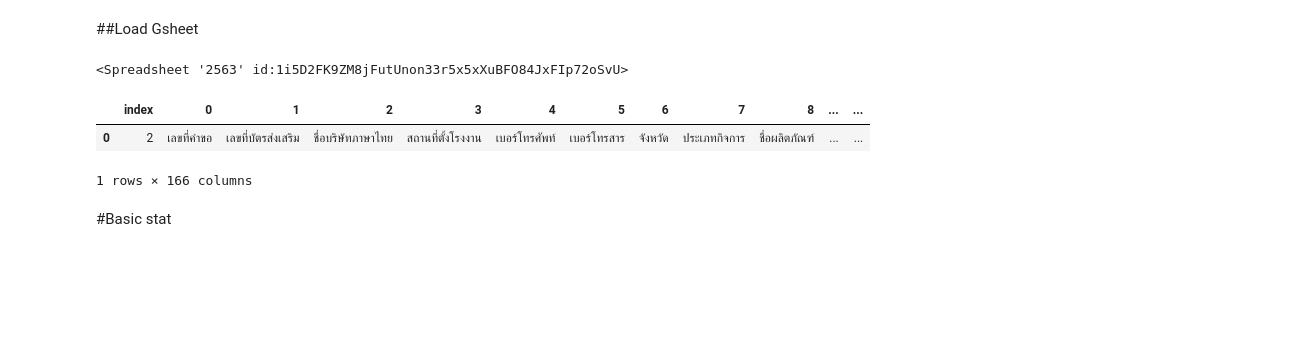
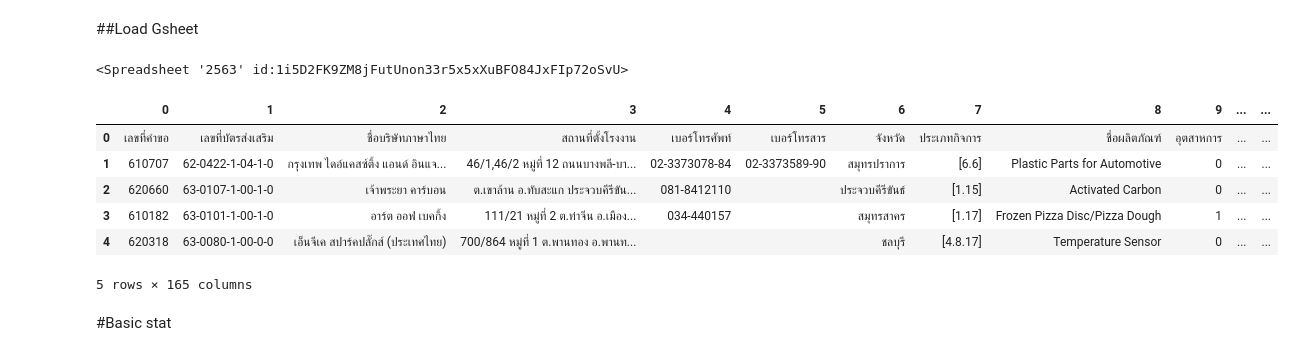
Before and after one commit to KorrawanOu/BSC_DPDM23, a Jupyter notebook: Understanding_Data.ipynb, the cells around one changed output. Cells and saved outputs as stored; diff of their text form; code cells hidden in the pictures; blank space fills up the shorter version.

Commit message:
load data

```diff
--- a/Understanding_Data.ipynb
+++ b/Understanding_Data.ipynb
@@ -52,12 +53,16 @@ rows = worksheet2.get_all_values()
 data_from_gsheets = pd.DataFrame.from_records(rows)
 # %%
 data_from_gsheets.colums = data_from_gsheets.iloc[2] #set header
-data_from_gsheets = data_from_gsheets.iloc[2:].reset_index().iloc[:1] # skip rows
+data_from_gsheets = data_from_gsheets.iloc[2:].reset_index().iloc[:,1:] # skip rows
 data_from_gsheets.head()
 # %% [output]
-|  | index | 0 | 1 | 2 | 3 | 4 | 5 | 6 | 7 | 8 | ... | ... |
-| 0 | 2 | เลขที่คำขอ | เลขที่บัตรส่งเสริม | ชื่อบริษัทภาษาไทย | สถานที่ตั้งโรงงาน | เบอร์โทรศัพท์ | เบอร์โทรสาร | จังหวัด | ประเภทกิจการ | ชื่อผลิตภัณฑ์ | ... | ... |
+|  | 0 | 1 | 2 | 3 | 4 | 5 | 6 | 7 | 8 | 9 | ... | ... |
+| 0 | เลขที่คำขอ | เลขที่บัตรส่งเสริม | ชื่อบริษัทภาษาไทย | สถานที่ตั้งโรงงาน | เบอร์โทรศัพท์ | เบอร์โทรสาร | จังหวัด | ประเภทกิจการ | ชื่อผลิตภัณฑ์ | อุตสาหการ | ... | ... |
+| 1 | 610707 | 62-0422-1-04-1-0 | กรุงเทพ ไดอ์แคสซ์ติ้ง แอนด์ อินแจ... | 46/1,46/2 หมู่ที่ 12 ถนนบางพลี-บา... | 02-3373078-84 | 02-3373589-90 | สมุทรปราการ | [6.6] | Plastic Parts for Automotive | 0 | ... | ... |
+| 2 | 620660 | 63-0107-1-00-1-0 | เจ้าพระยา คาร์บอน | ต.เขาล้าน อ.ทับสะแก ประจวบคีรีขัน... | 081-8412110 |  | ประจวบคีรีขันธ์ | [1.15] | Activated Carbon | 0 | ... | ... |
+| 3 | 610182 | 63-0101-1-00-1-0 | อาร์ต ออฟ เบคกิ้ง | 111/21 หมู่ที่ 2 ต.ท่าจีน อ.เมือง... | 034-440157 |  | สมุทรสาคร | [1.17] | Frozen Pizza Disc/Pizza Dough | 1 | ... | ... |
+| 4 | 620318 | 63-0080-1-00-0-0 | เอ็นจีเค สปาร์คปลั๊กส์ (ประเทศไทย) | 700/864 หมู่ที่ 1 ต.พานทอง อ.พานท... |  |  | ชลบุรี | [4.8.17] | Temperature Sensor | 0 | ... | ... |
-1 rows × 166 columns
+5 rows × 165 columns
 # %% [markdown]
 #Basic stat
 # %%
```
Also changed, not shown: parts of 1 cell of this notebook.
